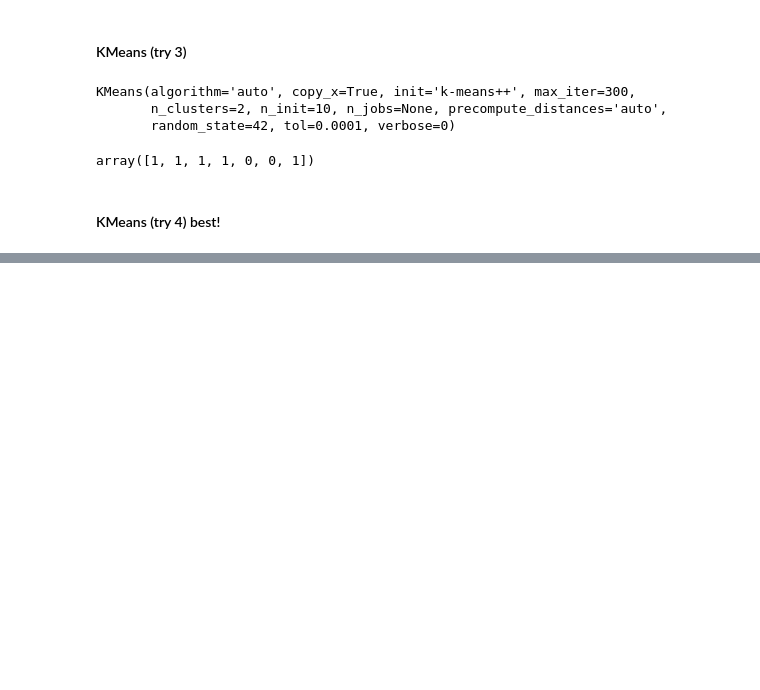
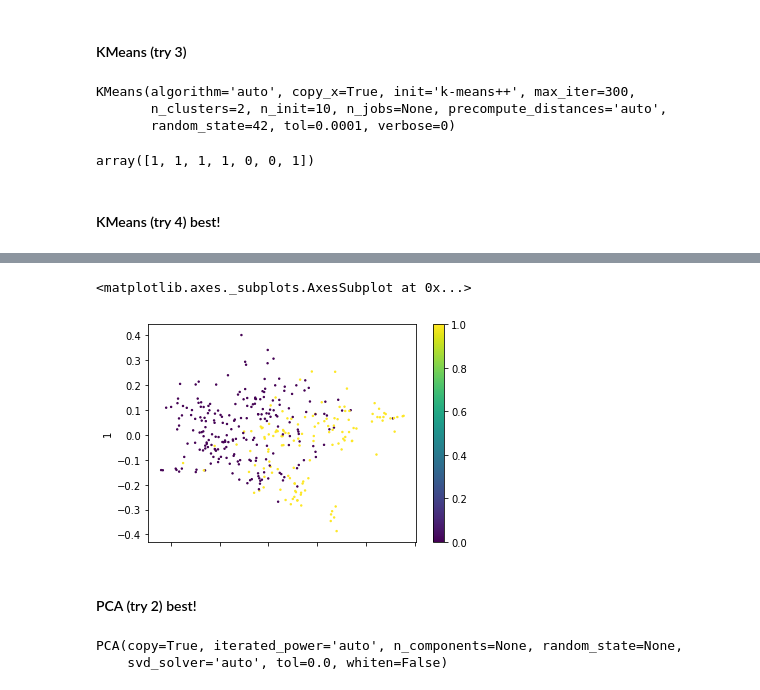
Before and after one commit to solislemuslab/mycovirus-ml, a Jupyter notebook: scripts/lukeSelberg/workspace.ipynb, the cells around one changed output, grey strips where cells are left out. Cells and saved outputs as stored; diff of their text form; code cells hidden in the pictures; blank space fills up the shorter version.

```diff
--- a/scripts/lukeSelberg/workspace.ipynb
+++ b/scripts/lukeSelberg/workspace.ipynb
@@ -296,0 +291,6 @@ show.plot.scatter(x=0, y=1, style="o", c=labels, cmap = "viridis", s=2)
+# %%
+# Plotting the two most important dimensions against each other
+import matplotlib.pyplot as plt
+
+show1 = pd.DataFrame(embedding1.transform(kmer27Table01))
+show1.plot.scatter(x=0, y=1, style="o", c=labels, cmap = "viridis", s=2)
@@ -296,0 +300,16 @@ show.plot.scatter(x=0, y=1, style="o", c=labels, cmap = "viridis", s=2)
+# %%
+# kmeans (try4) clustering
+show1.plot.scatter(x=0, y=1, style="o", c=y_hat4, cmap = "viridis", s=2)
+# %% [output]
+<matplotlib.axes._subplots.AxesSubplot at 0x...>
+[figure, added]
+# %% [markdown]
+#### PCA (try 2) best!
+# %%
+embedding2 = PCA()
+# only use columns that confirmed virus killers have no zeros in for kmer length 7
+cols = kmer7Table1.loc[:, (kmer7Table1 == 0).any(axis=0) != True].columns
+embedding2.fit(kmer7Table01[cols])
+# %% [output]
+PCA(copy=True, iterated_power='auto', n_components=None, random_state=None,
+    svd_solver='auto', tol=0.0, whiten=False)
```
Also changed, not shown: parts of 49 cells of this notebook, 1 other file.
